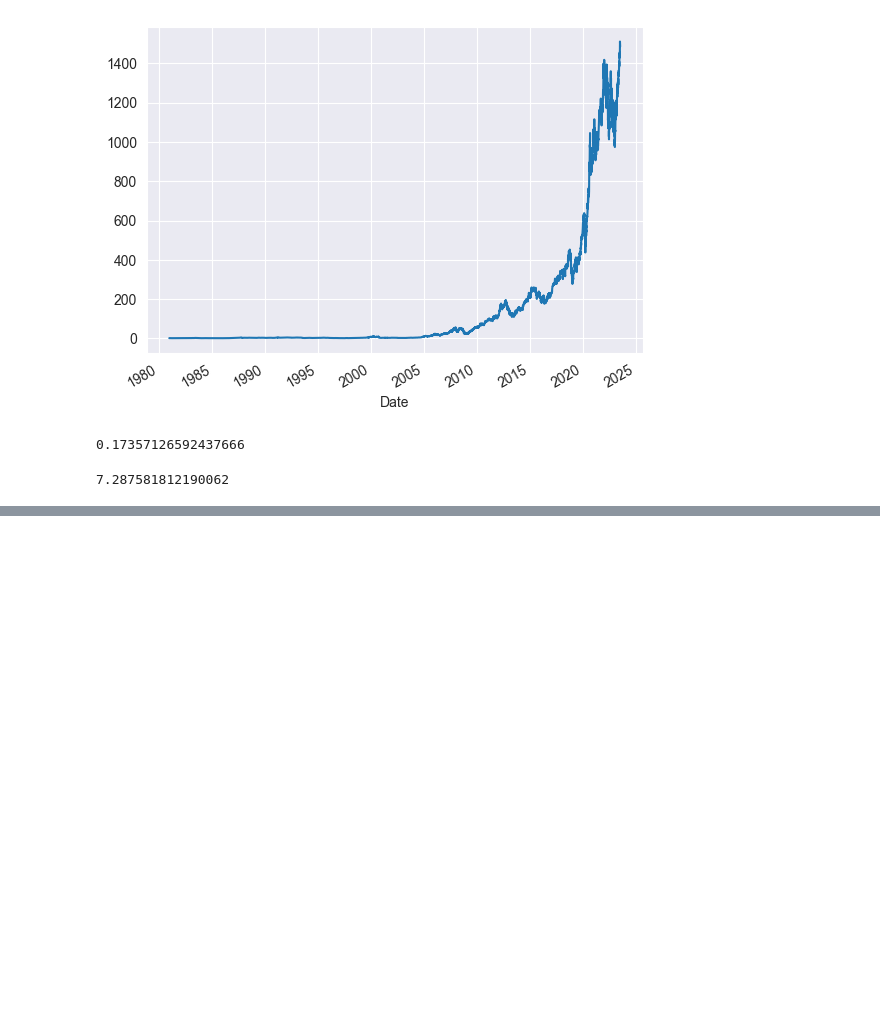
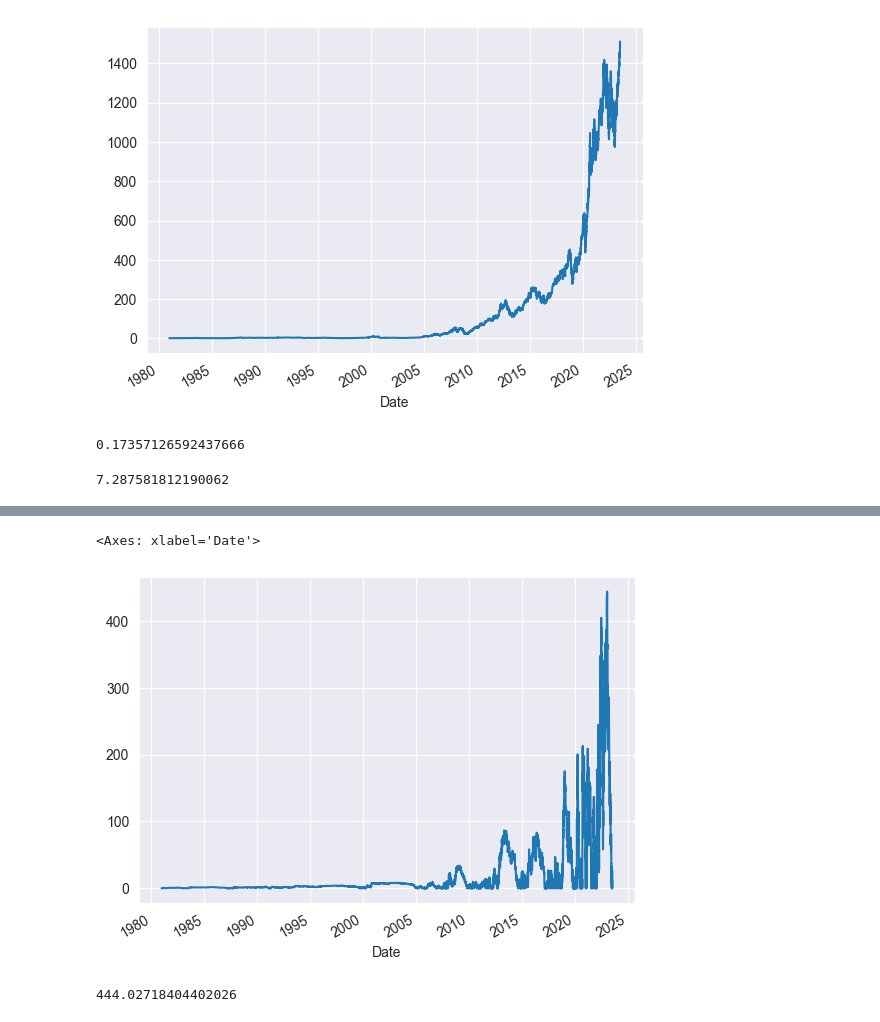
Before and after one commit to apolanco3225/Quant-Finance-Courses, a Jupyter notebook: Algoritmic Trading Bot/Tutorials (exercises)/Algo Trading.ipynb, the cells around one changed output, grey strips where cells are left out. Cells and saved outputs as stored; diff of their text form; code cells hidden in the pictures; blank space fills up the shorter version.

Commit message:
drawdown exercise

```diff
--- a/Algoritmic Trading Bot/Tutorials (exercises)/Algo Trading.ipynb
+++ b/Algoritmic Trading Bot/Tutorials (exercises)/Algo Trading.ipynb
@@ -757,0 +776,10 @@ apple_df.daily_returns.std() * np.sqrt(255)
+# %%
+apple_df["drawdown"] = apple_df["cummax"].sub(apple_df["cumulative_returns"])
+apple_df["drawdown"].plot()
+# %% [output]
+<Axes: xlabel='Date'>
+[figure, added]
+# %%
+apple_df["drawdown"].max()
+# %% [output]
+444.02718404402026
```
Also changed, not shown: parts of 10 cells of this notebook.
